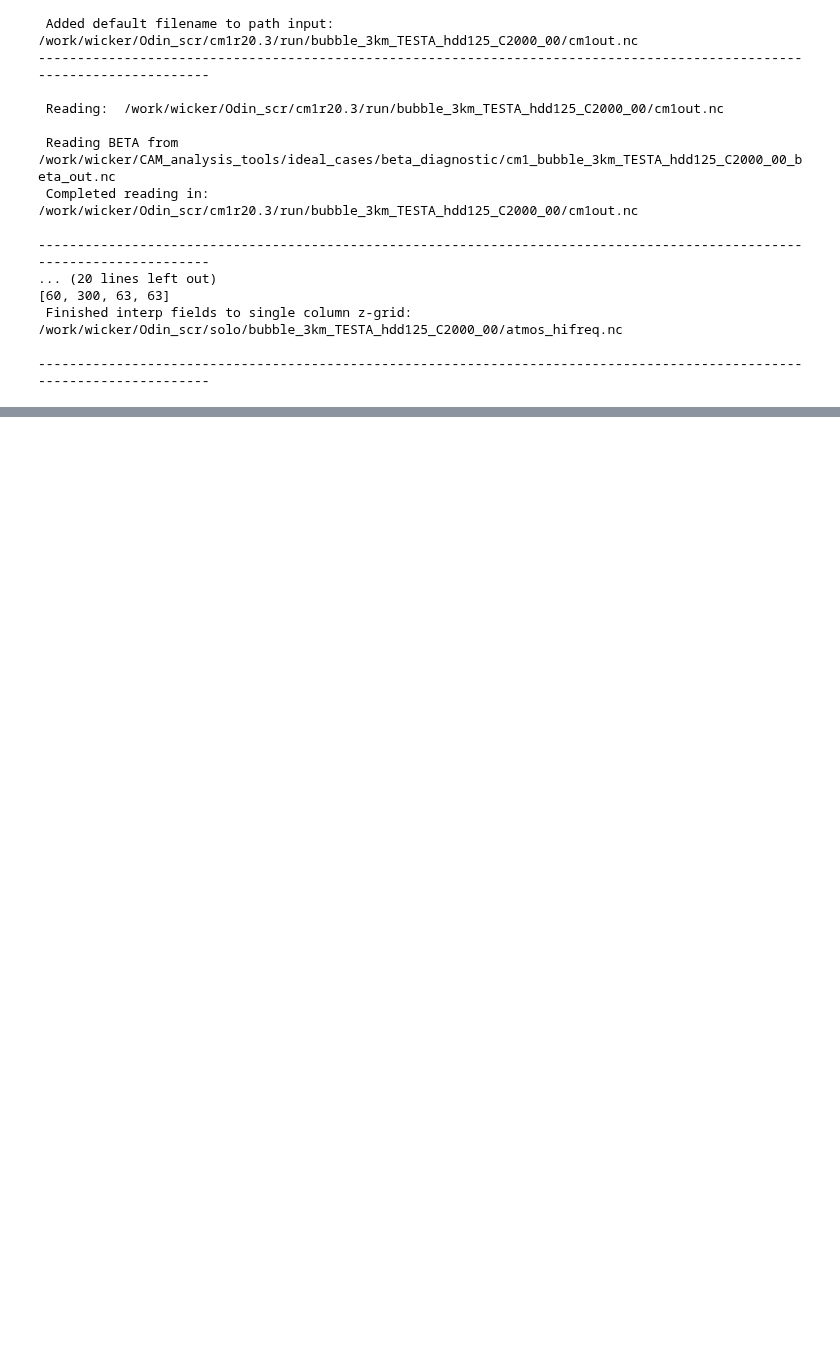
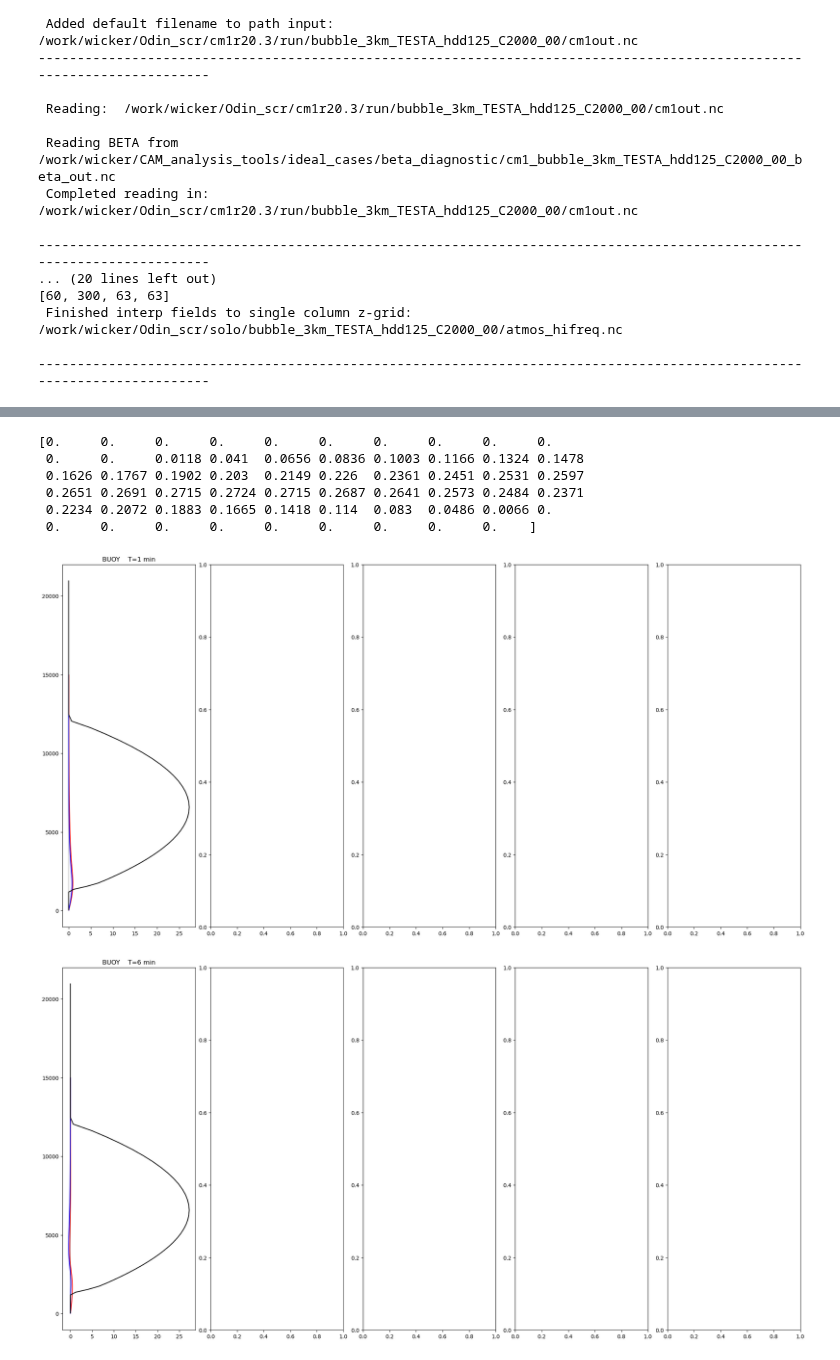
Before and after one commit to louiswicker/CAM_analysis_tools, a Jupyter notebook: ideal_cases/Beta.ipynb, the cells around one changed output, grey strips where cells are left out. Drawn from its saved outputs; the diff is of its cells as text; code cells hidden in the pictures; blank space fills up the shorter version.

```diff
--- a/ideal_cases/Beta.ipynb
+++ b/ideal_cases/Beta.ipynb
@@ -66,6 +66,11 @@ dclevs = list(-20.0 + np.arange(41))
 zlevels = 25.0 + 50.*np.arange(300)
 
 beta_dir = '/work/wicker/CAM_analysis_tools/ideal_cases/beta_diagnostic'
+
+buoy_data = np.loadtxt("sfcCAPE.dat", skiprows=4, dtype=float)
+print(buoy_data)
+CAPE = buoy_data[:,1] * buoy_data[:,2]
+print(np.sum(CAPE))
 # %% [output]
 The autoreload extension is already loaded. To reload it, use:
   %reload_ext autoreload
@@ -132,0 +153,26 @@ plot_contour_row(solo_list, levels=pclevs, title='SOLO', xlabel='X (km)', ylabel
+# %%
+t0 = [1,6,11,16,21,26,31,36,41,51]
+
+print(buoy_data[:,2])
+
+for tloc in t0:
+
+    jloc = 31
+    iloc = 31
+
+    fig, ax = plt.subplots(1,5, constrained_layout=True,figsize=(20,10))
+
+    ax[0].plot(100*solo[0]['beta'][tloc,:,jloc, iloc], zlevels, color='r', label='SOLO')
+    ax[0].plot(100*cm1[0]['beta'][tloc+1,:,jloc, iloc], zlevels, color='b', label='CM1')
+    ax[0].plot(100*buoy_data[:,2], buoy_data[:,0], color='k', label='SND')
+    ax[0].vlines(0.0, 0.0, 15000., color='k', alpha=0.2)
+    ax[0].set_title('BUOY    T=%d min'%(tloc))
+# %% [output]
+[0.     0.     0.     0.     0.     0.     0.     0.     0.     0.
+ 0.     0.     0.0118 0.041  0.0656 0.0836 0.1003 0.1166 0.1324 0.1478
+ 0.1626 0.1767 0.1902 0.203  0.2149 0.226  0.2361 0.2451 0.2531 0.2597
+ 0.2651 0.2691 0.2715 0.2724 0.2715 0.2687 0.2641 0.2573 0.2484 0.2371
+ 0.2234 0.2072 0.1883 0.1665 0.1418 0.114  0.083  0.0486 0.0066 0.
+ 0.     0.     0.     0.     0.     0.     0.     0.     0.    ]
+[figure, added]
+[figure, added]
```
Also changed, not shown: parts of 4 cells of this notebook, 1 other file.
